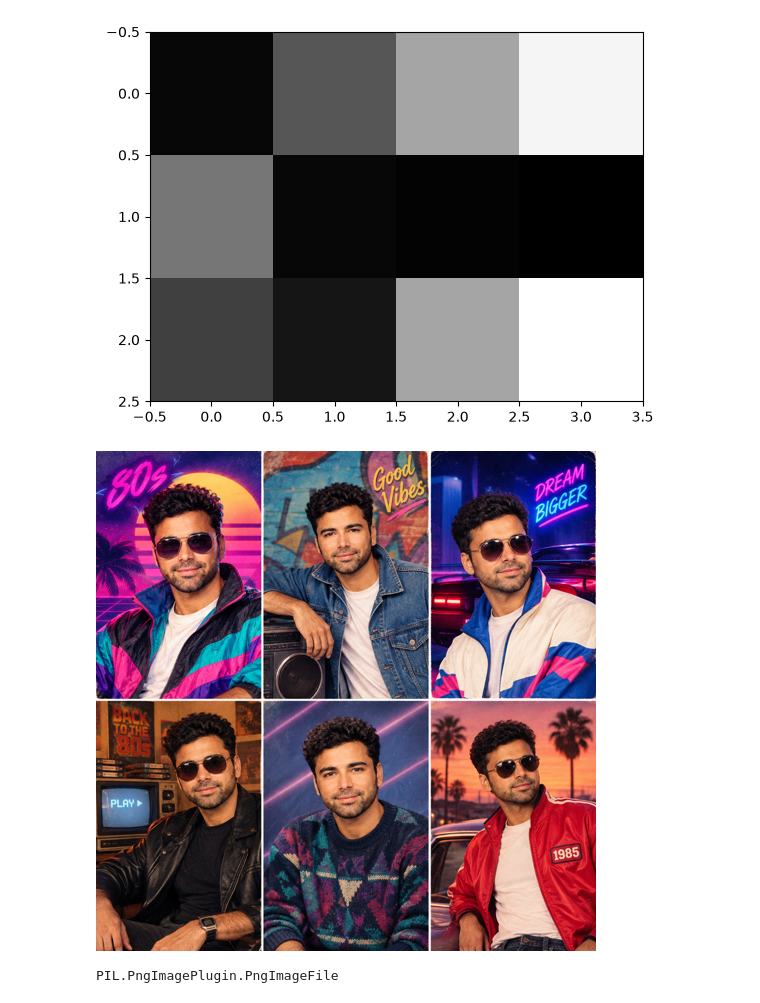
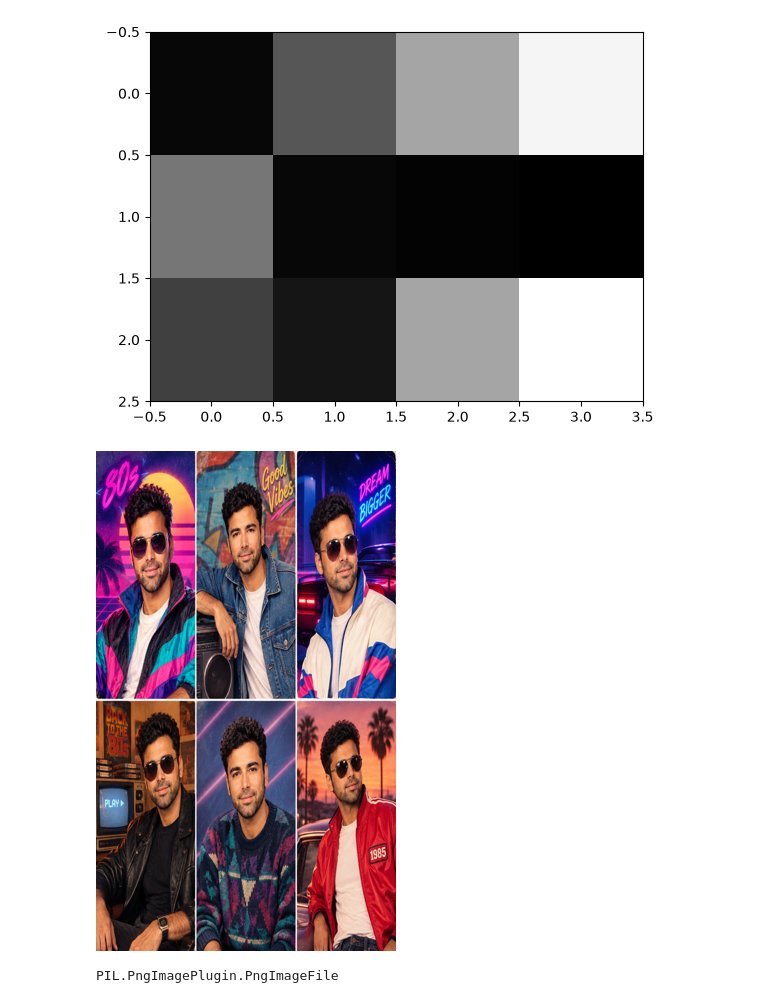
Before and after one commit to Naeem847/ML-Projects, a Jupyter notebook: Computer-Vision/icodeguru.ipynb, the cells around one changed output. Saved outputs shown, nothing was run; the diff lists cells and outputs as text; code cells hidden in the pictures.

```diff
--- a/Computer-Vision/icodeguru.ipynb
+++ b/Computer-Vision/icodeguru.ipynb
@@ -61,10 +61,10 @@ plt.imshow(arr,cmap="grey")
 # %%
 from PIL import Image
 img=Image.open("C:\\Users\\Admin\\Pictures\\my_pic\\ChatGPT Image Sep 13, 2026, 01_32_09 AM.png")
-new_size = img.resize((500, 500))
+new_size = img.resize((300, 500))
 new_size
 # %% [output]
-[figure, old version]
+[figure, new version]
 # %%
 type(img)
 # %% [output]
```
Also changed, not shown: 2 other files.
